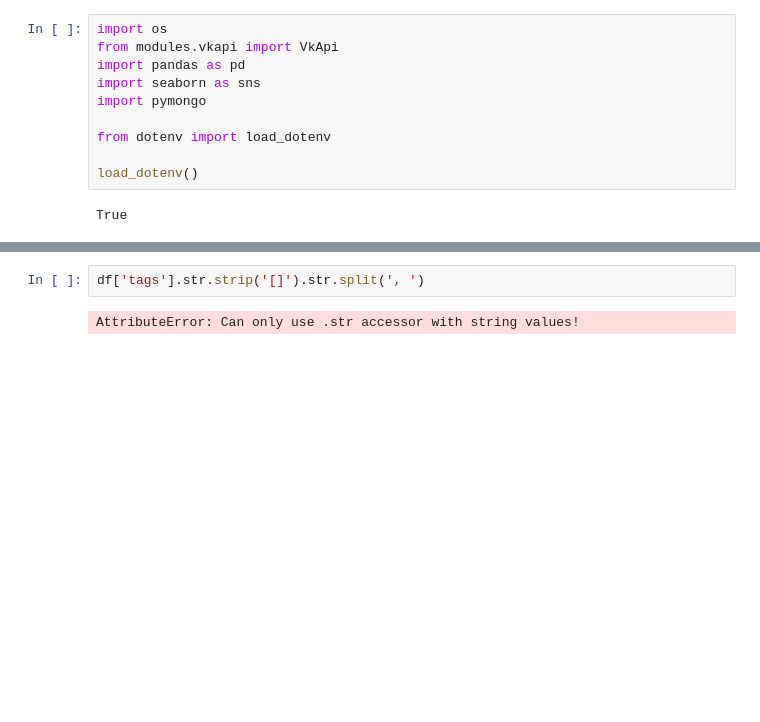
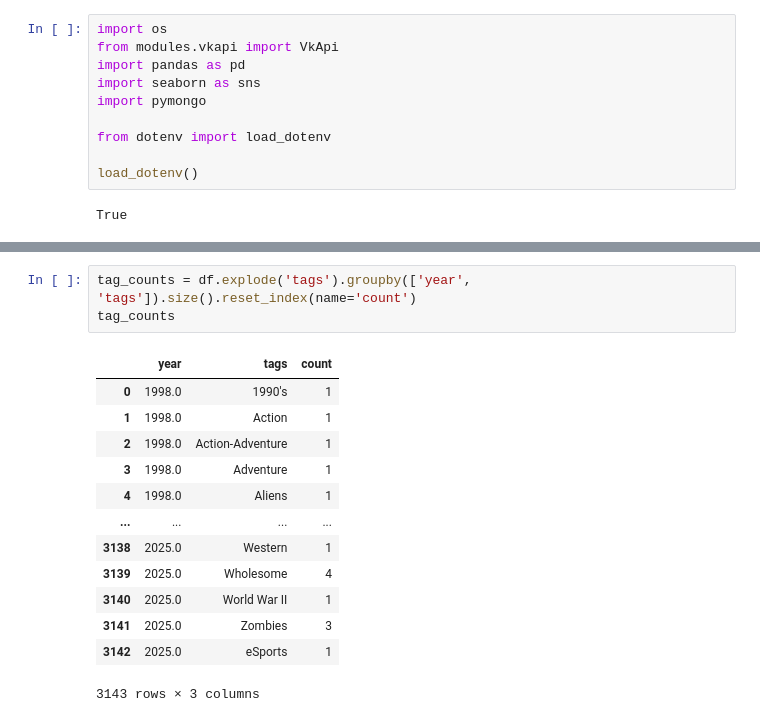
Before and after one commit to Hjklvfr/DataAnalysisMethods, a Jupyter notebook: analytics/notebooks/web_lab4.ipynb, the cells around one changed output, grey strips where cells are left out. Saved outputs shown, nothing was run; the diff lists cells and outputs as text; blank space fills up the shorter version.

```diff
--- a/analytics/notebooks/web_lab4.ipynb
+++ b/analytics/notebooks/web_lab4.ipynb
@@ -106,4 +106,17 @@ df['tags'] = df['tags'].astype('str')
 # %%
-df['tags'].str.strip('[]').str.split(', ')
+tag_counts = df.explode('tags').groupby(['year', 'tags']).size().reset_index(name='count')
+tag_counts
 # %% [output]
+|  | year | tags | count |
+| 0 | 1998.0 | 1990's | 1 |
+| 1 | 1998.0 | Action | 1 |
+| 2 | 1998.0 | Action-Adventure | 1 |
+| 3 | 1998.0 | Adventure | 1 |
+| 4 | 1998.0 | Aliens | 1 |
+| ... | ... | ... | ... |
+| 3138 | 2025.0 | Western | 1 |
+| 3139 | 2025.0 | Wholesome | 4 |
+| 3140 | 2025.0 | World War II | 1 |
+| 3141 | 2025.0 | Zombies | 3 |
+| 3142 | 2025.0 | eSports | 1 |
-AttributeError: Can only use .str accessor with string values!
+3143 rows × 3 columns
```
Also changed, not shown: parts of 6 cells of this notebook.
